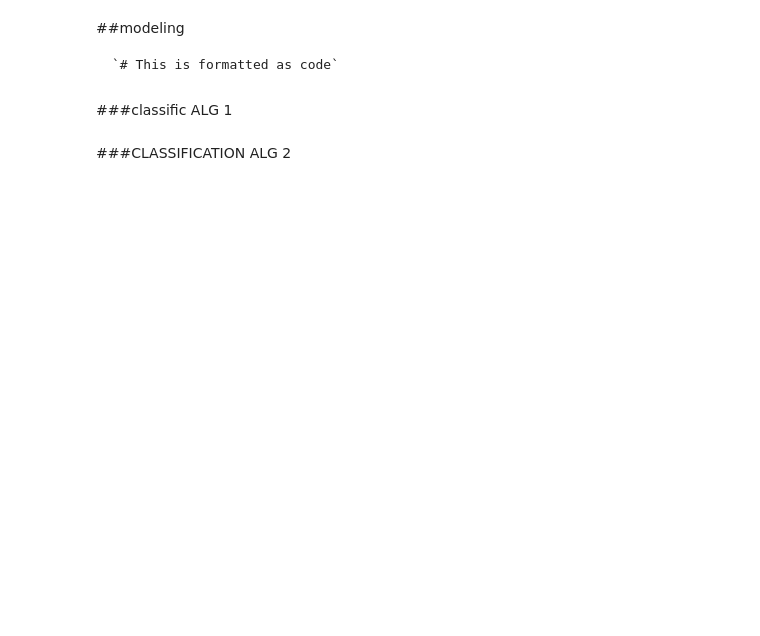
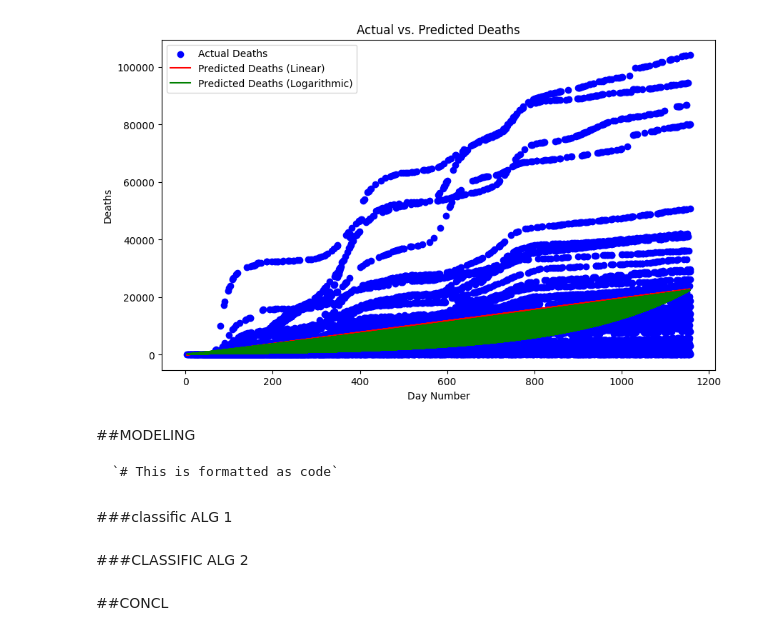
Before and after one commit to pcat125/categorical-date-issues, a Jupyter notebook: DS_ML.ipynb, the cells around one changed output. Cells and saved outputs as stored; diff of their text form; code cells hidden in the pictures; blank space fills up the shorter version.

````diff
--- a/DS_ML.ipynb
+++ b/DS_ML.ipynb
@@ -5,6 +331,20 @@ Ingest
+# %%
+# prompt: create a plot to best reflect this assertion by model
+
+plt.figure(figsize=(10, 6))
+plt.scatter(X_test['day_number'], y_deaths_test, color='blue', label='Actual Deaths')
+plt.plot(X_test['day_number'], y_deaths_pred, color='red', label='Predicted Deaths (Linear)')
+plt.plot(X_test['day_number'], np.exp(y_log_deaths_pred) - 1, color='green', label='Predicted Deaths (Logarithmic)')
+plt.xlabel('Day Number')
+plt.ylabel('Deaths')
+plt.title('Actual vs. Predicted Deaths')
+plt.legend()
+plt.show()
+# %% [output]
+[figure, added]
 # %% [markdown]
 
-##modeling
+##MODELING
 
 ```
 `# This is formatted as code`
@@ -16,2 +354,4 @@ Ingest
 # %% [markdown]
-###CLASSIFICATION ALG 2
+###CLASSIFIC ALG 2
+# %% [markdown]
+##CONCL
````
Also changed, not shown: parts of 22 cells of this notebook.
